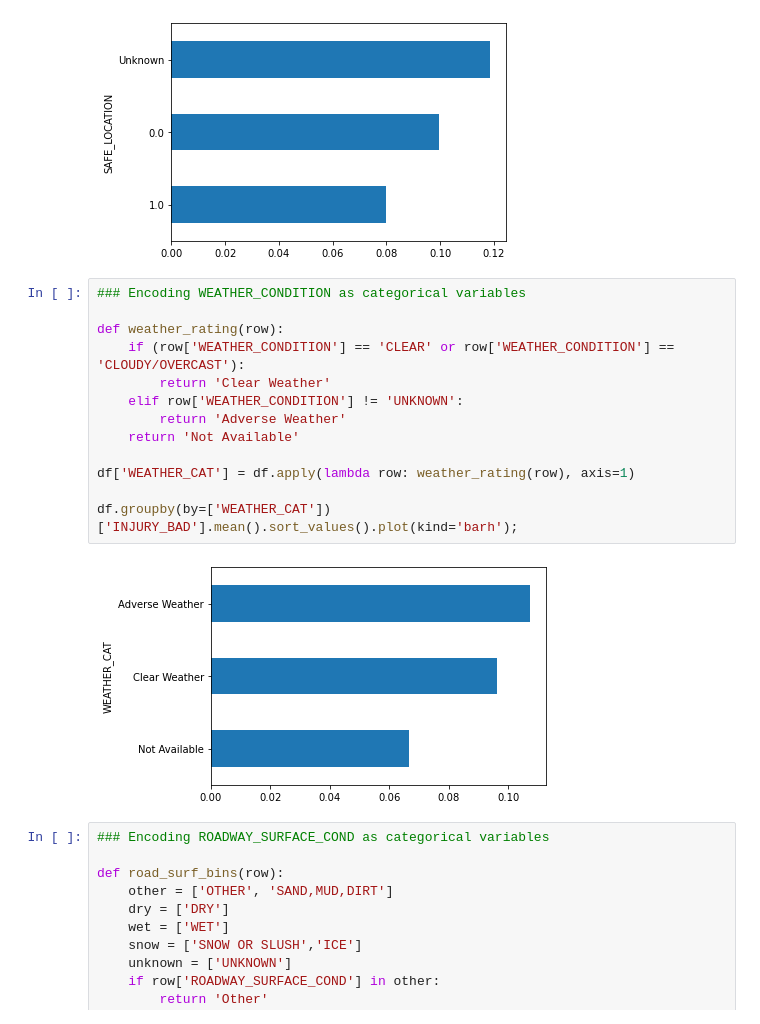
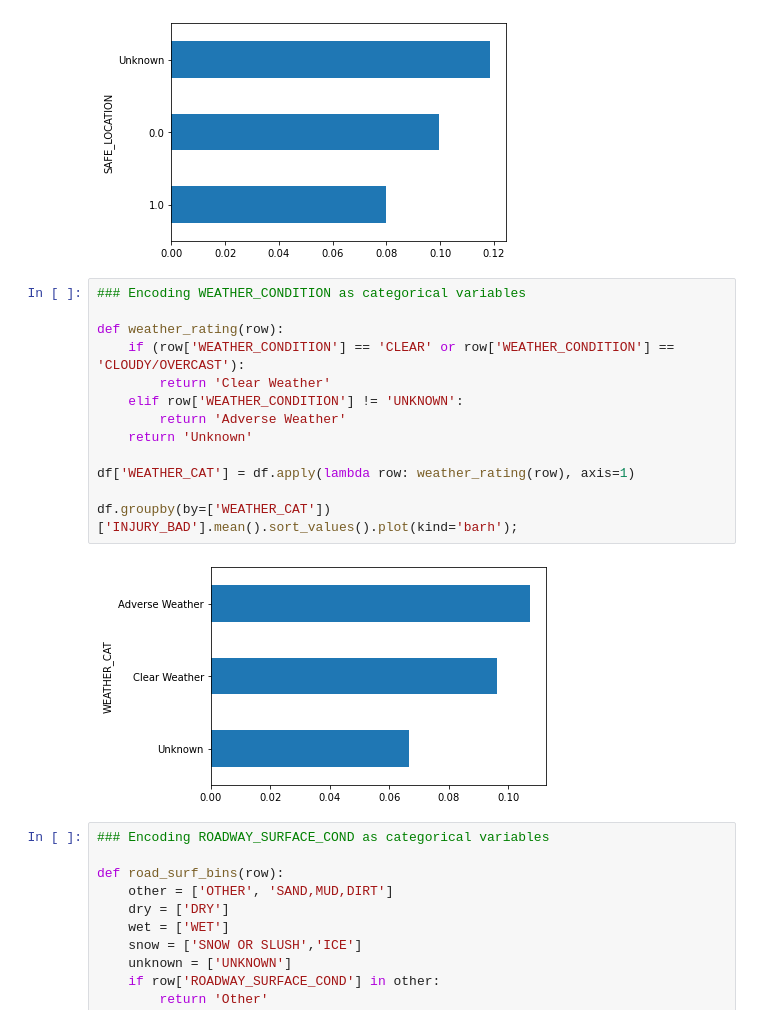
Before and after one commit to jnahra/phase-3-project, a Jupyter notebook: combined_dataset_prep.ipynb, the cells around one changed output. Drawn from its saved outputs; the diff is of its cells as text.

```diff
--- a/combined_dataset_prep.ipynb
+++ b/combined_dataset_prep.ipynb
@@ -122,18 +123,18 @@ df.groupby(by=['SAFE_LOCATION'])['INJURY_BAD'].mean().sort_values().plot(kind='b
 # %%
 ### Encoding WEATHER_CONDITION as categorical variables
 
 def weather_rating(row):
     if (row['WEATHER_CONDITION'] == 'CLEAR' or row['WEATHER_CONDITION'] == 'CLOUDY/OVERCAST'):
         return 'Clear Weather'
     elif row['WEATHER_CONDITION'] != 'UNKNOWN':
         return 'Adverse Weather'
-    return 'Not Available'
+    return 'Unknown'
 
 df['WEATHER_CAT'] = df.apply(lambda row: weather_rating(row), axis=1)
 
 df.groupby(by=['WEATHER_CAT'])['INJURY_BAD'].mean().sort_values().plot(kind='barh');
 # %% [output]
-[figure, old version]
+[figure, new version]
 # %%
 ### Encoding ROADWAY_SURFACE_COND as categorical variables
 
```
Also changed, not shown: parts of 5 cells of this notebook, 1 other file.
